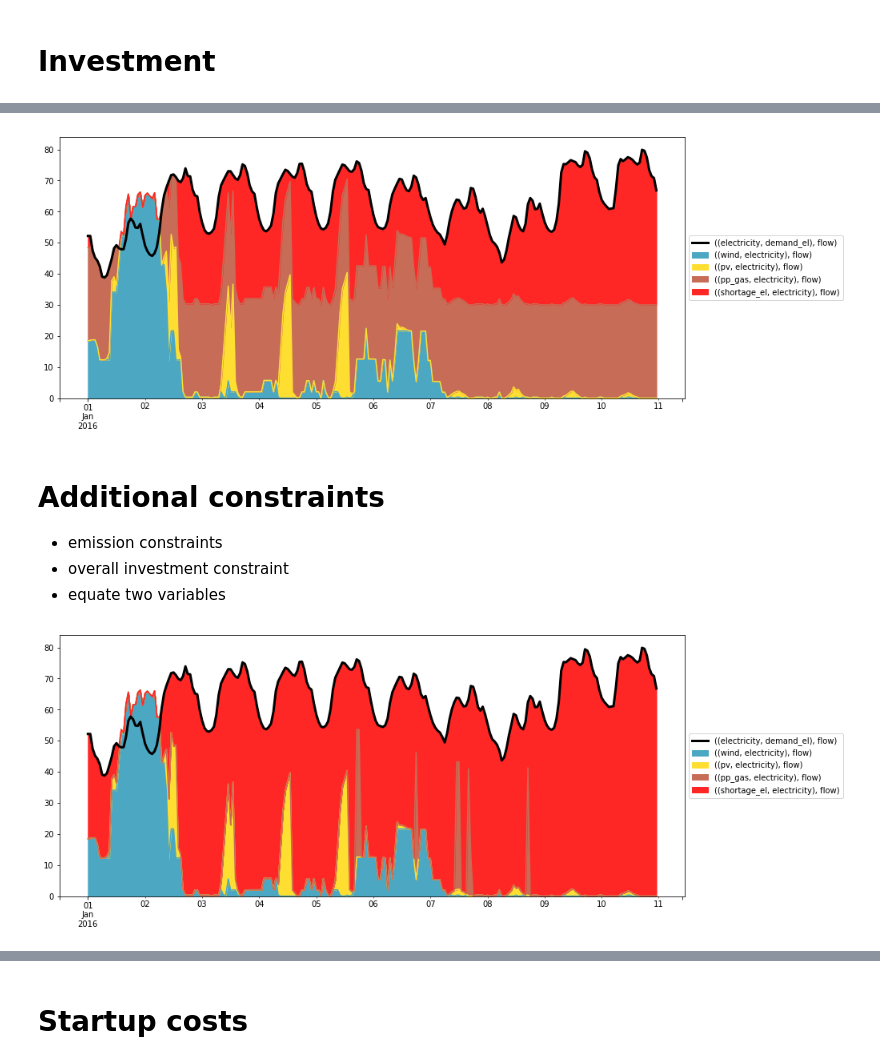
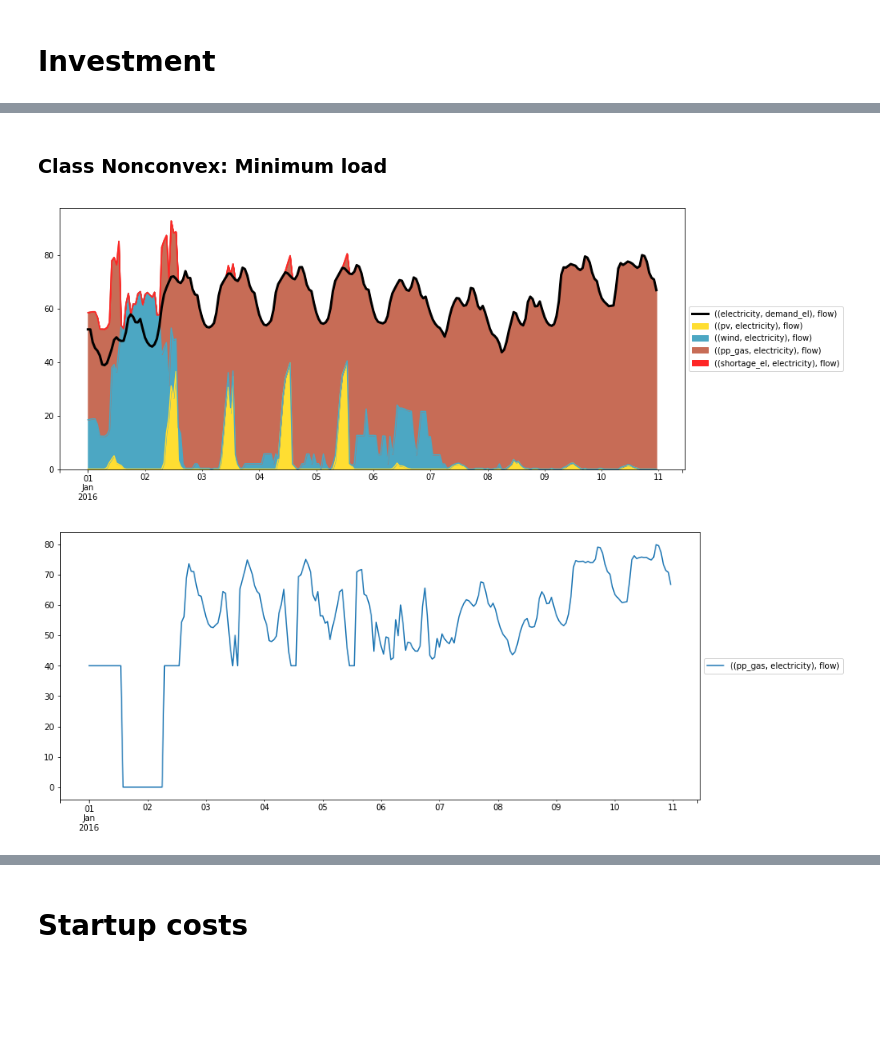
Before and after one commit to jnnr/models_oemof, a Jupyter notebook: 2018_03_02_oemof_Einsteigerrunde/4_additional_features.ipynb, the cells around one changed output, grey strips where cells are left out. Cells and saved outputs as stored; diff of their text form; code cells hidden in the pictures; blank space fills up the shorter version.

```diff
--- a/2018_03_02_oemof_Einsteigerrunde/4_additional_features.ipynb
+++ b/2018_03_02_oemof_Einsteigerrunde/4_additional_features.ipynb
@@ -229,42 +212,30 @@ TODO: Wie setze ich nun eine minimum load?
+# %% [markdown]
+### Class Nonconvex: Minimum load
 # %%
 bcoal, bgas, bel, energysystem = initialize_basic_energysystem()
 # %%
 energysystem.add(solph.Transformer(
     label='pp_gas',
     inputs={bgas: Flow()},
-    outputs={bel: Flow(nominal_value=30,
-                        nonconvex=NonConvex())},
+    outputs={bel: Flow(nominal_value=80,
+                       nonconvex=NonConvex(),
+                       min=0.5)},
     conversion_factors={bel: 0.3}))
 # %%
 # create optimization model based on energy_system
 optimization_model = Model(energysystem=energysystem)
 
 # solve problem
 optimization_model.solve(solver=solver,
-                         solve_kwargs={'tee': False, 'keepfiles': False})
+                         solve_kwargs={'tee': False, 'keepfiles': False}, cmdline_options={'AllowableGap': 0.01})
 
-results = outputlib.processing.results(optimization_model)
+postprocess_and_plot(optimization_model)
 
-results_el = outputlib.views.node(results, 'electricity')
+results = outputlib.processing.convert_keys_to_strings(outputlib.processing.results(optimization_model))
 
-el_sequences = results_el['sequences']
-el_prod = el_sequences[[(('wind', 'electricity'), 'flow'),
-                        (('pv', 'electricity'), 'flow'),
-                        (('pp_gas', 'electricity'), 'flow'),
-                        (('shortage_el', 'electricity'), 'flow')]]
-
-fig, ax = plt.subplots(figsize=(14, 6))
-for key in el_sequences.keys():
-    color_dict[key] = color_dict[key[0][0]]
-c=[color_dict.get(x, '#333333') for x in el_prod.columns]
-el_prod.plot.area(ax=ax, color=c)
-el_sequences[(('electricity', 'demand_el'), 'flow')].plot(ax=ax, linewidth=3, c='k')
-legend = ax.legend(loc='center left', bbox_to_anchor=(1.0, 0.5)) # legend outside of plot
+fig2, ax2 = plt.subplots(figsize=(14, 6))
+results[('pp_gas','electricity')]['sequences']['flow'].plot(ax=ax2, label=(('pp_gas','electricity'),'flow'))
+legend = ax2.legend(loc='center left', bbox_to_anchor=(1.0, 0.5)) # legend outside of plot
 # %% [output]
-[figure, old version]
+[figure, new version]
+[figure, added]
-# %% [markdown]
-# Additional constraints
-
-* emission constraints
-* overall investment constraint
-* equate two variables
@@ -337,24 +241,0 @@ myblock.emission_constr = po.Constraint(expr=(
-# %%
-# solve problem
-optimization_model.solve(solver=solver,
-                         solve_kwargs={'tee': False, 'keepfiles': False})
-
-results = outputlib.processing.results(optimization_model)
-
-results_el = outputlib.views.node(results, 'electricity')
-
-el_sequences = results_el['sequences']
-el_prod = el_sequences[[(('wind', 'electricity'), 'flow'),
-                        (('pv', 'electricity'), 'flow'),
-                        (('pp_gas', 'electricity'), 'flow'),
-                        (('shortage_el', 'electricity'), 'flow')]]
-
-fig, ax = plt.subplots(figsize=(14, 6))
-for key in el_sequences.keys():
-    color_dict[key] = color_dict[key[0][0]]
-c=[color_dict.get(x, '#333333') for x in el_prod.columns]
-el_prod.plot.area(ax=ax, color=c)
-el_sequences[(('electricity', 'demand_el'), 'flow')].plot(ax=ax, linewidth=3, c='k')
-legend = ax.legend(loc='center left', bbox_to_anchor=(1.0, 0.5)) # legend outside of plot
-# %% [output]
-[figure, removed]
```
Also changed, not shown: parts of 24 cells of this notebook.
